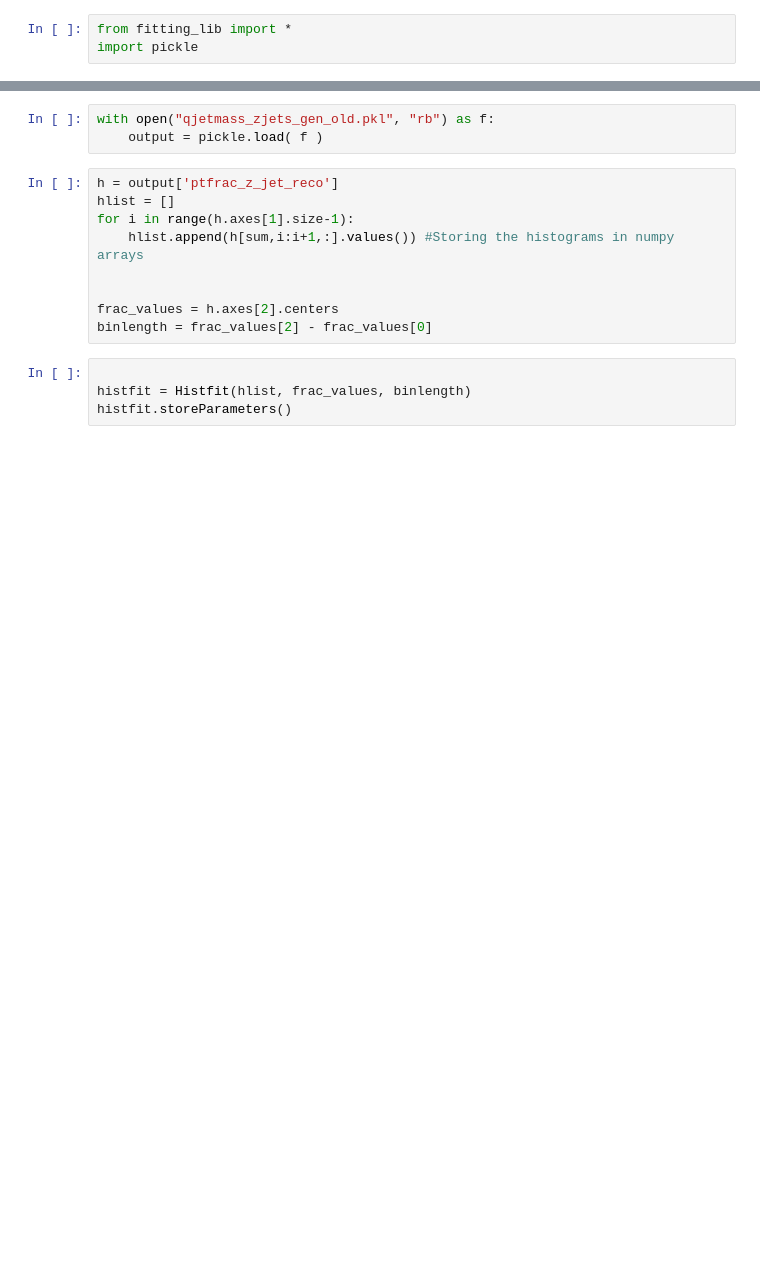
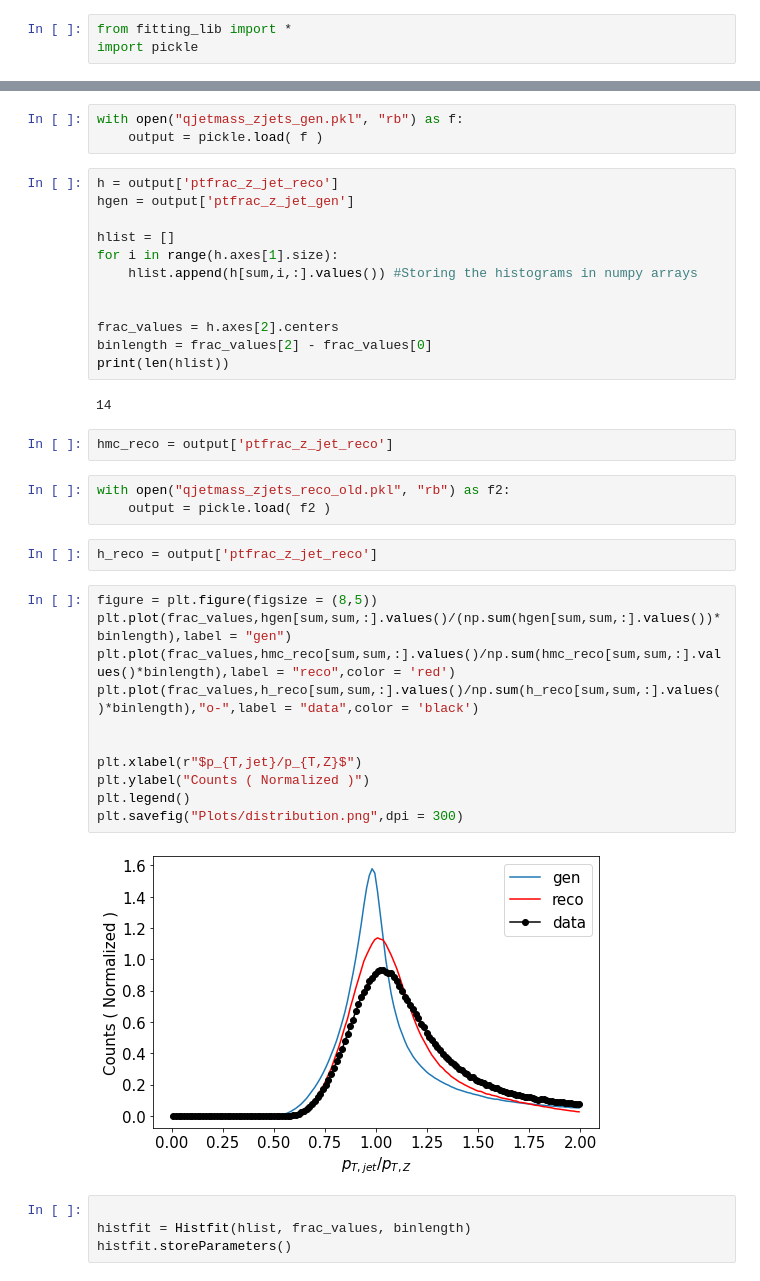
Before and after one commit to mandalaritra1/QJetMassUproot, a Jupyter notebook: fitting.ipynb, the cells around one changed output, grey strips where cells are left out. Saved outputs shown, nothing was run; the diff lists cells and outputs as text; blank space fills up the shorter version.

```diff
--- a/fitting.ipynb
+++ b/fitting.ipynb
@@ -4,15 +10,40 @@ import pickle
 # %%
-with open("qjetmass_zjets_gen_old.pkl", "rb") as f:
+with open("qjetmass_zjets_gen.pkl", "rb") as f:
     output = pickle.load( f )
 # %%
 h = output['ptfrac_z_jet_reco']
+hgen = output['ptfrac_z_jet_gen']
+
 hlist = []
-for i in range(h.axes[1].size-1):
-    hlist.append(h[sum,i:i+1,:].values()) #Storing the histograms in numpy arrays
+for i in range(h.axes[1].size):
+    hlist.append(h[sum,i,:].values()) #Storing the histograms in numpy arrays
 
 
 frac_values = h.axes[2].centers
 binlength = frac_values[2] - frac_values[0]
+print(len(hlist))
+# %% [output]
+14
+# %%
+hmc_reco = output['ptfrac_z_jet_reco']
+# %%
+with open("qjetmass_zjets_reco_old.pkl", "rb") as f2:
+    output = pickle.load( f2 )
+# %%
+h_reco = output['ptfrac_z_jet_reco']
+# %%
+figure = plt.figure(figsize = (8,5))
+plt.plot(frac_values,hgen[sum,sum,:].values()/(np.sum(hgen[sum,sum,:].values())*binlength),label = "gen")
+plt.plot(frac_values,hmc_reco[sum,sum,:].values()/np.sum(hmc_reco[sum,sum,:].values()*binlength),label = "reco",color = 'red')
+plt.plot(frac_values,h_reco[sum,sum,:].values()/np.sum(h_reco[sum,sum,:].values()*binlength),"o-",label = "data",color = 'black')
+
+
+plt.xlabel(r"$p_{T,jet}/p_{T,Z}$")
+plt.ylabel("Counts ( Normalized )")
+plt.legend()
+plt.savefig("Plots/distribution.png",dpi = 300)
+# %% [output]
+[figure, added]
 # %%
 
 histfit = Histfit(hlist, frac_values, binlength)
```
Also changed, not shown: parts of 27 cells of this notebook, 9 other files.
